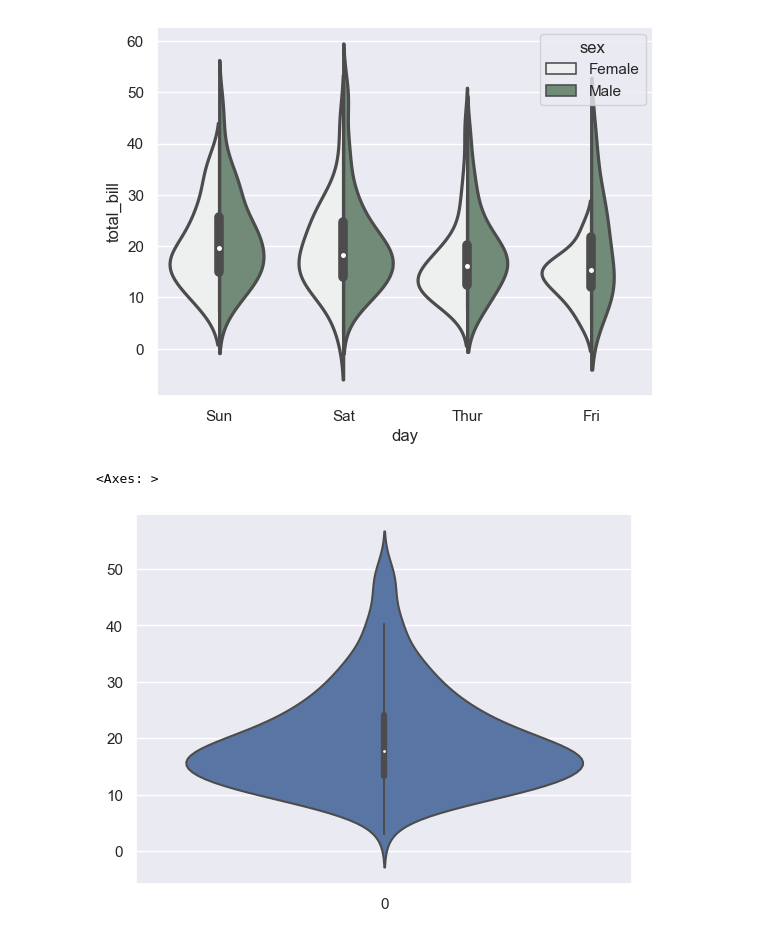
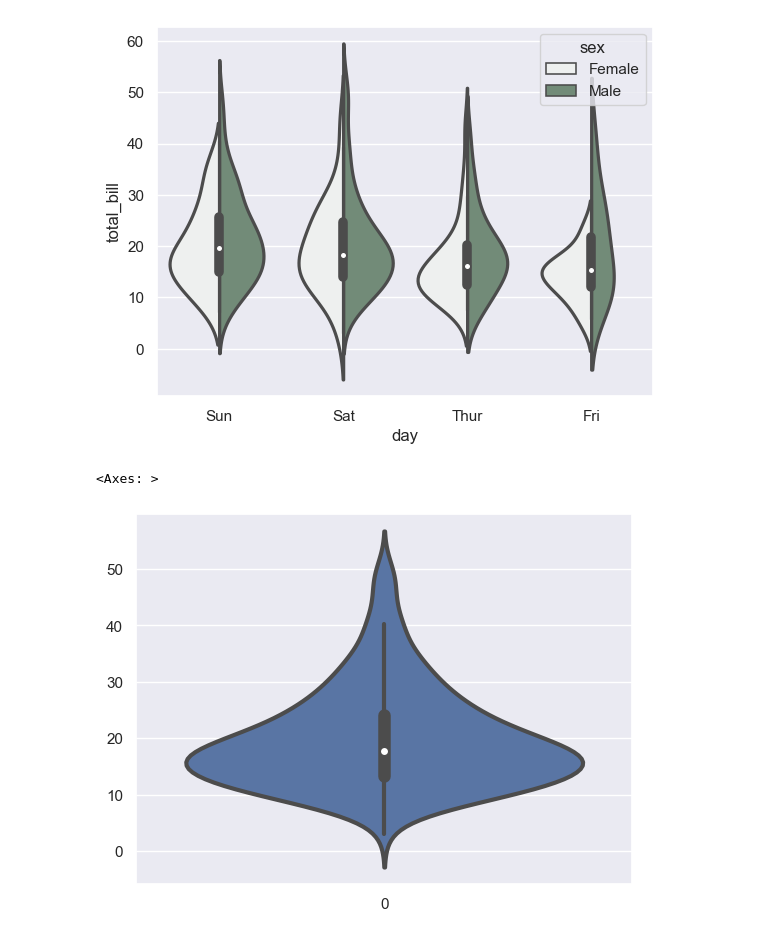
Before and after one commit to Nanda-Kiran-Royal/Learning_Seaborn, a Jupyter notebook: Seaborn.ipynb, the cells around one changed output. Saved outputs shown, nothing was run; the diff lists cells and outputs as text; code cells hidden in the pictures.

```diff
--- a/Seaborn.ipynb
+++ b/Seaborn.ipynb
@@ -237,7 +237,7 @@ sns.violinplot(x='day',y='total_bill',data=data,hue='sex',linewidth=2.3,color='g
 <Axes: xlabel='day', ylabel='total_bill'>
 [figure]
 # %%
-sns.violinplot(data.total_bill)
+sns.violinplot(data.total_bill,linewidth=3)
 # %% [output]
 <Axes: >
-[figure, old version]
+[figure, new version]
```
Also changed, not shown: parts of 2 cells of this notebook.
